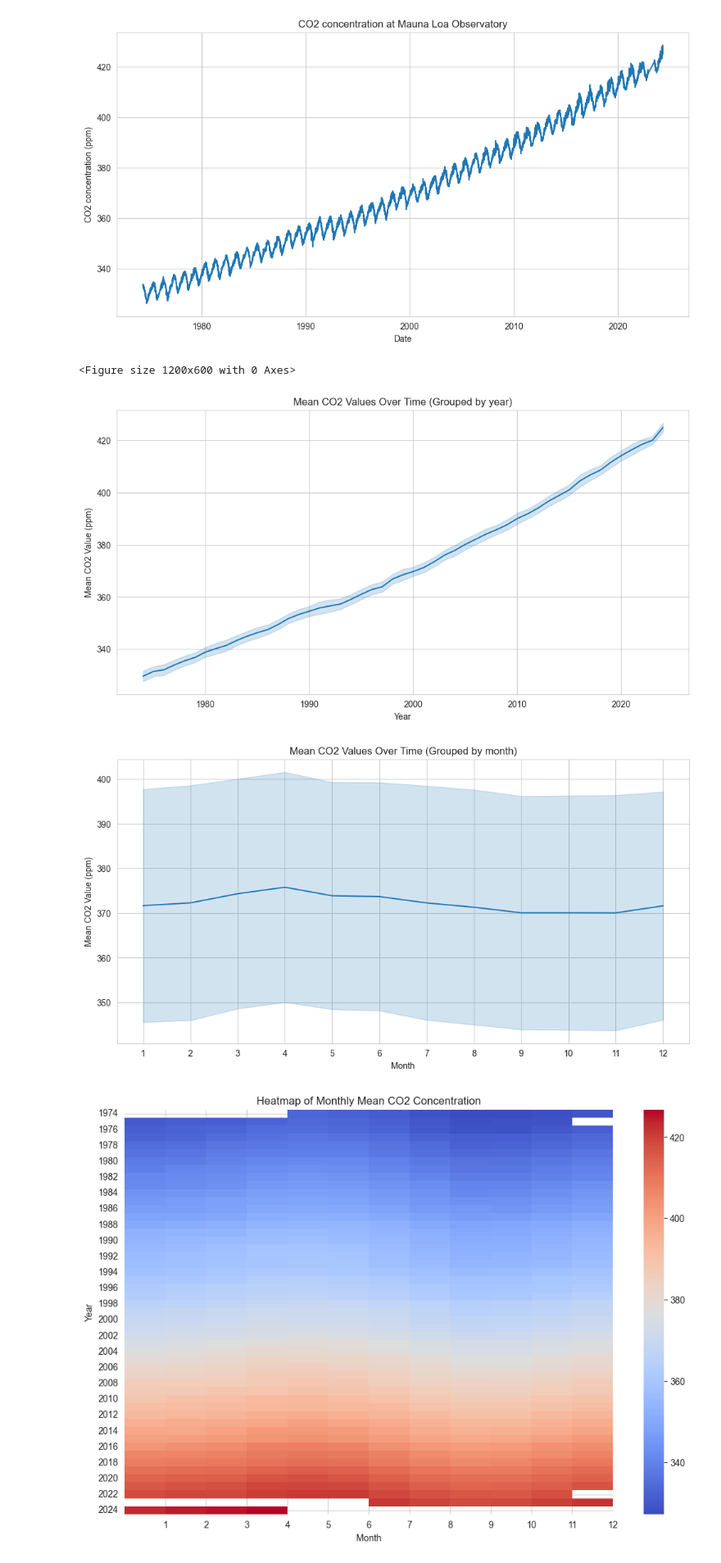
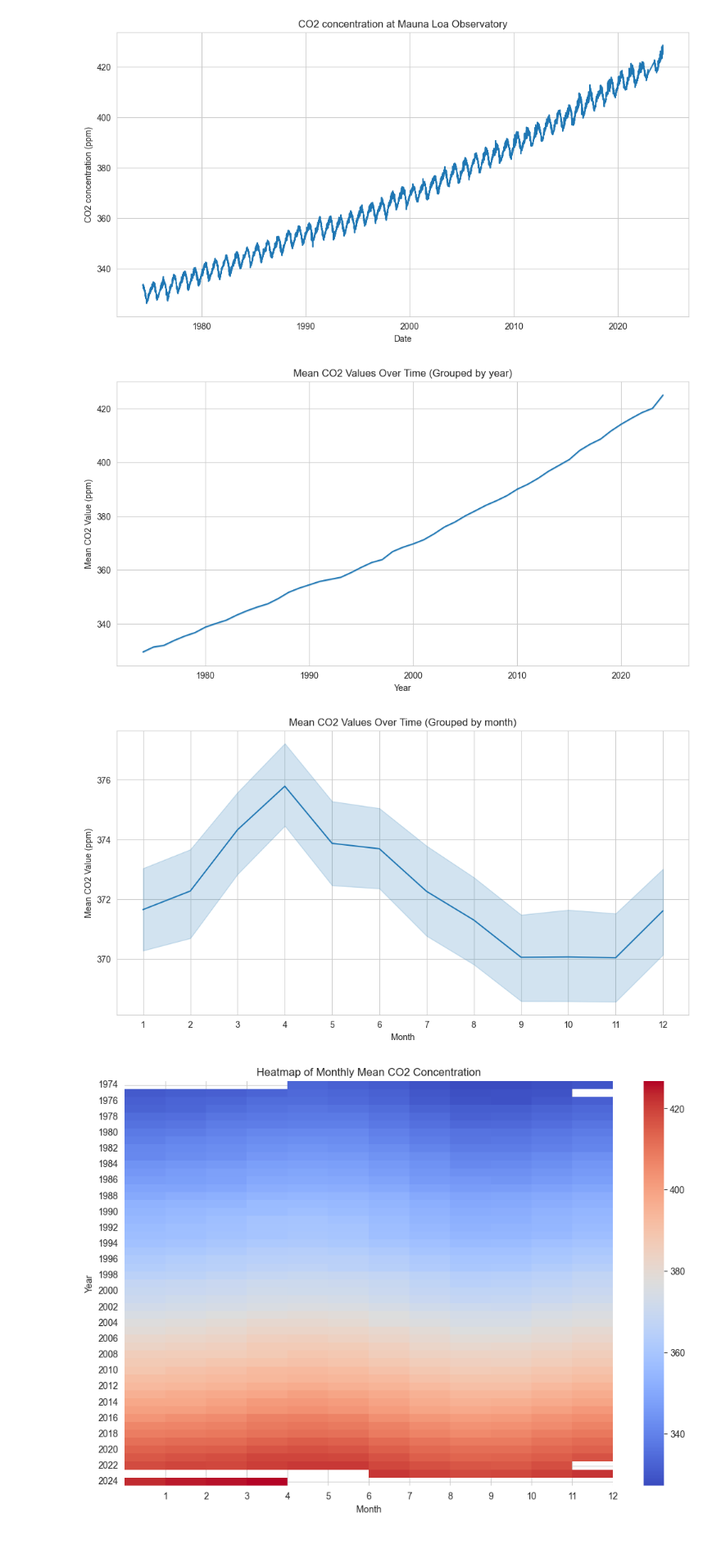
Before and after one commit to JanDuchscherer104/time-series-analysis, a Jupyter notebook: notebooks/lecture_01.ipynb, the cells around one changed output. Shown: that part at 82% size. Cells and saved outputs as stored; diff of their text form; code cells hidden in the pictures.

Commit message:
feat: change errbar estimator in lineplot

```diff
--- a/notebooks/lecture_01.ipynb
+++ b/notebooks/lecture_01.ipynb
@@ -60,24 +60,23 @@ Text(0.5, 0, 'Date')
 # %%
 grouped_df = (
     df.groupby([df["date"].dt.year, df["date"].dt.month, df["date"].dt.day])
     .agg({"value": ["mean", "std"]})
     .rename_axis(["year", "month", "day"])
     .reset_index()
 )
 
 for time_col in ("year", "month"):
     plt.figure(figsize=(12, 6))
-    sns.lineplot(data=grouped_df, x=time_col, y=("value", "mean"), errorbar="sd")
+    sns.lineplot(data=grouped_df, x=time_col, y=("value", "mean"))
     plt.title(f"Mean CO2 Values Over Time (Grouped by {time_col})")
     plt.xlabel(time_col.capitalize())
     plt.ylabel("Mean CO2 Value (ppm)")
 
     if time_col == "month":
         plt.xticks(ticks=range(1, 13), labels=range(1, 13))
 # %% [output]
-<Figure size 1200x600 with 0 Axes>
-[figure, old version]
+[figure, new version]
-[figure, old version]
+[figure, new version]
 # %%
 monthly_means = df.groupby([df['date'].dt.year, df['date'].dt.month]).agg({'value': 'mean'}).unstack()
 
```
